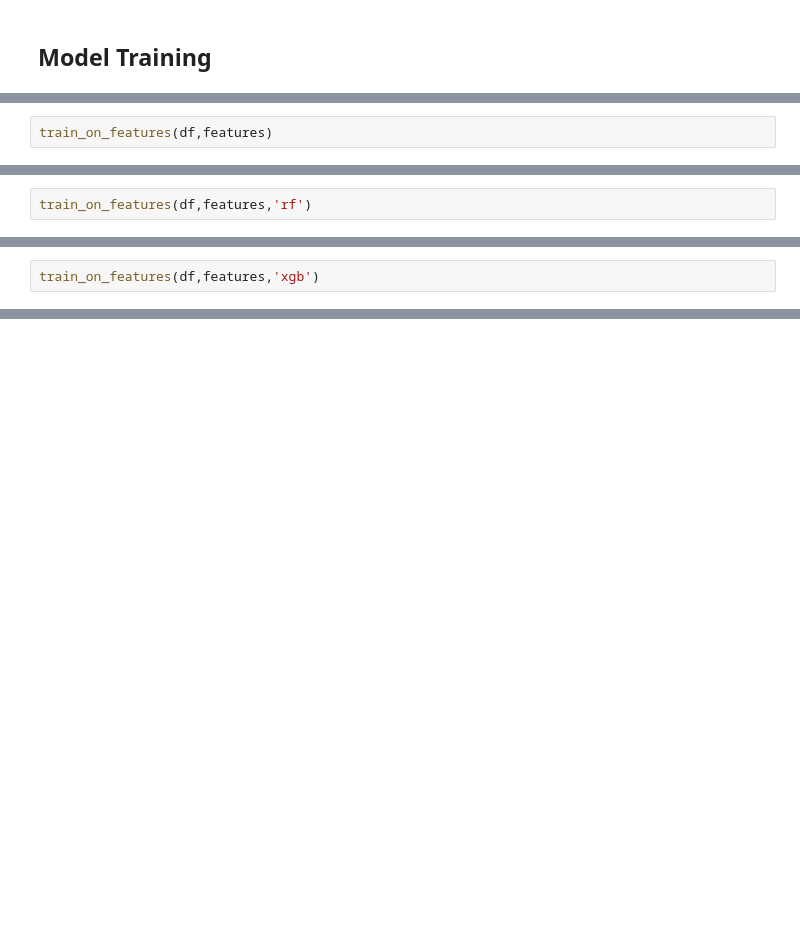
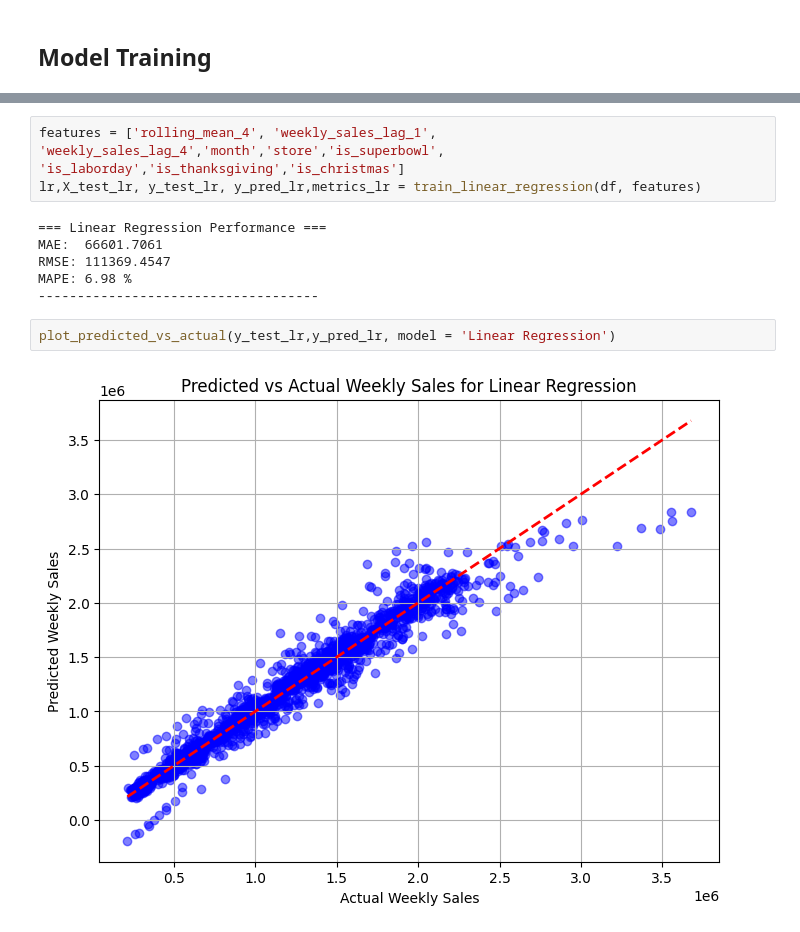
Before and after one commit to YassineICHIRRI/weekly-sales-prediction, a Jupyter notebook: notebooks/EDA.ipynb, the cells around one changed output, grey strips where cells are left out. Drawn from its saved outputs; the diff is of its cells as text; blank space fills up the shorter version.

```diff
--- a/notebooks/EDA.ipynb
+++ b/notebooks/EDA.ipynb
@@ -657,2 +524,0 @@ features = [
-# %%
-train_on_features(df,features)
@@ -664,2 +524,0 @@ RMSE: 54333.08
-# %%
-train_on_features(df,features,'rf')
@@ -673,2 +524,0 @@ RMSE: 54799.93
-# %%
-train_on_features(df,features,'xgb')
@@ -697,0 +597,13 @@ print(xgb.__version__)
+# %%
+features = ['rolling_mean_4', 'weekly_sales_lag_1', 'weekly_sales_lag_4','month','store','is_superbowl', 'is_laborday','is_thanksgiving','is_christmas']
+lr,X_test_lr, y_test_lr, y_pred_lr,metrics_lr = train_linear_regression(df, features)
+# %% [output]
+=== Linear Regression Performance ===
+MAE:  66601.7061
+RMSE: 111369.4547
+MAPE: 6.98 %
+------------------------------------
+# %%
+plot_predicted_vs_actual(y_test_lr,y_pred_lr, model = 'Linear Regression')
+# %% [output]
+[figure, added]
```
Also changed, not shown: parts of 58 cells of this notebook, 14 other files.
